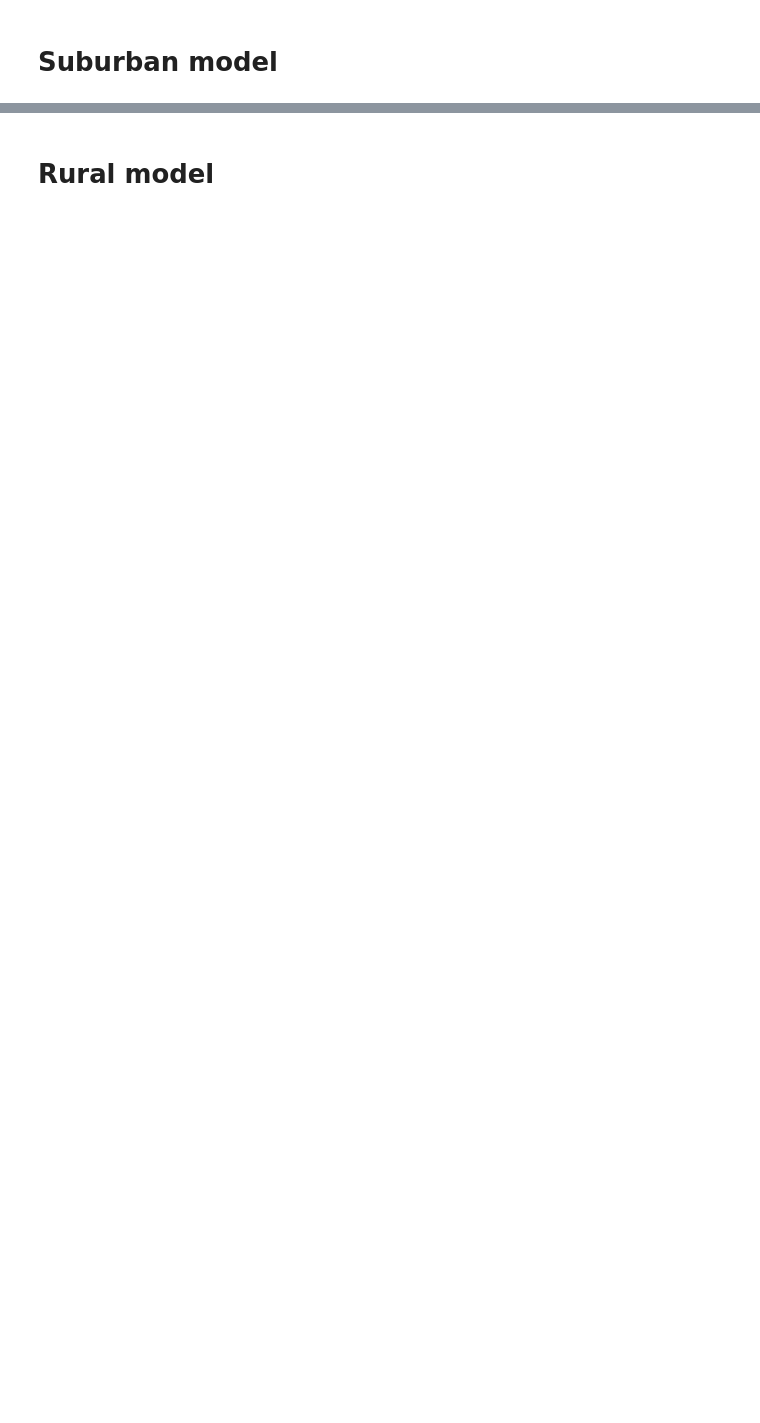
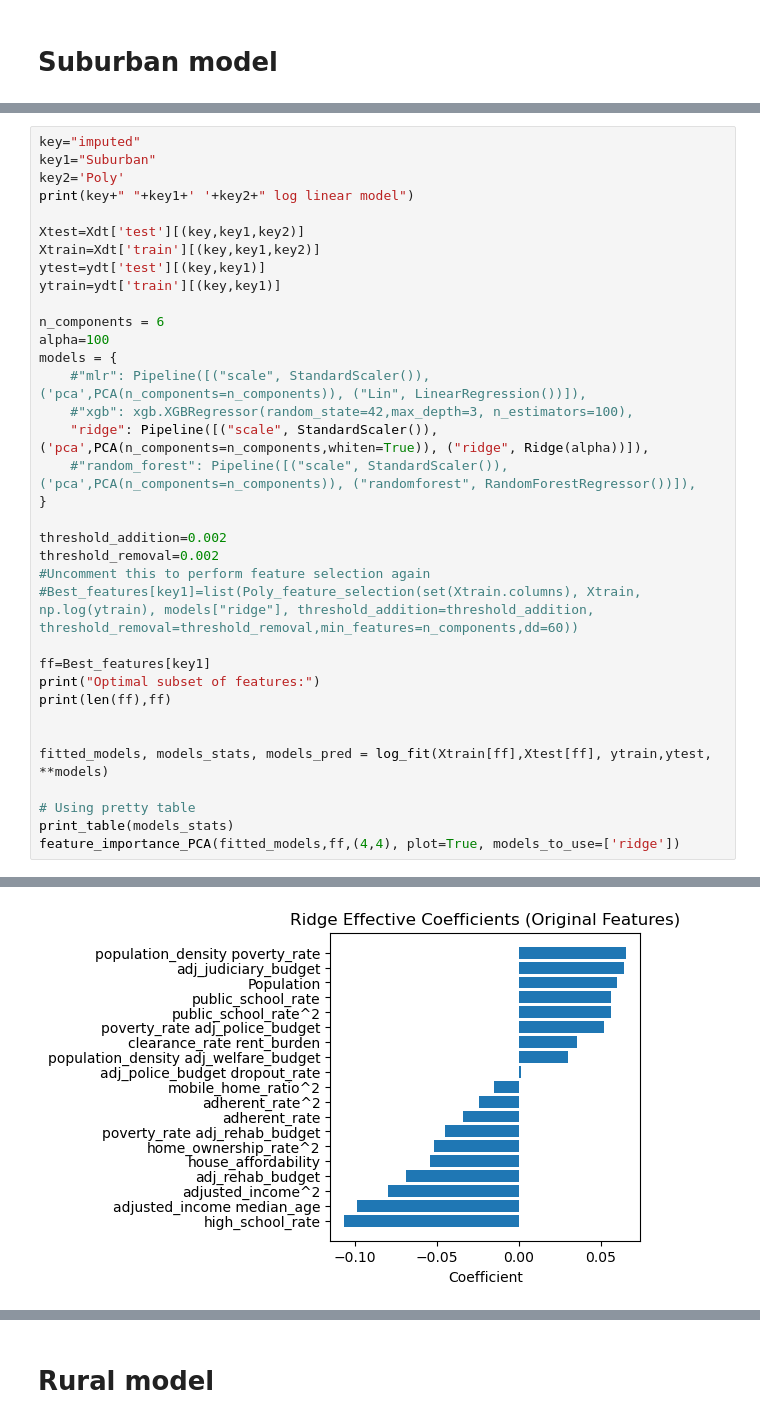
Before and after one commit to git-loa/CrimePatternsProject, a Jupyter notebook: data-exploration/Final_Model.ipynb, the cells around one changed output, grey strips where cells are left out. Saved outputs shown, nothing was run; the diff lists cells and outputs as text; blank space fills up the shorter version.

```diff
--- a/data-exploration/Final_Model.ipynb
+++ b/data-exploration/Final_Model.ipynb
@@ -1133,0 +1088,36 @@ mobile_home_ratio
+# %%
+key="imputed"
+key1="Suburban"
+key2='Poly'
+print(key+" "+key1+' '+key2+" log linear model")
+
+Xtest=Xdt['test'][(key,key1,key2)]
+Xtrain=Xdt['train'][(key,key1,key2)]
+ytest=ydt['test'][(key,key1)]
+ytrain=ydt['train'][(key,key1)]
+
+n_components = 6
+alpha=100
+models = {
+    #"mlr": Pipeline([("scale", StandardScaler()),('pca',PCA(n_components=n_components)), ("Lin", LinearRegression())]),
+    #"xgb": xgb.XGBRegressor(random_state=42,max_depth=3, n_estimators=100),
+    "ridge": Pipeline([("scale", StandardScaler()),('pca',PCA(n_components=n_components,whiten=True)), ("ridge", Ridge(alpha))]),
+    #"random_forest": Pipeline([("scale", StandardScaler()),('pca',PCA(n_components=n_components)), ("randomforest", RandomForestRegressor())]),
+}
+
+threshold_addition=0.002
+threshold_removal=0.002
+#Uncomment this to perform feature selection again
+#Best_features[key1]=list(Poly_feature_selection(set(Xtrain.columns), Xtrain, np.log(ytrain), models["ridge"], threshold_addition=threshold_addition, threshold_removal=threshold_removal,min_features=n_components,dd=60))
+
+ff=Best_features[key1]
+print("Optimal subset of features:")
+print(len(ff),ff)
+
+
+fitted_models, models_stats, models_pred = log_fit(Xtrain[ff],Xtest[ff], ytrain,ytest, **models)
+
+# Using pretty table
+print_table(models_stats)
+feature_importance_PCA(fitted_models,ff,(4,4), plot=True, models_to_use=['ridge'])
+# %% [output]
@@ -1133,0 +1139 @@ mobile_home_ratio
+[figure, added]
```
Also changed, not shown: parts of 13 cells of this notebook, 25 other files.
